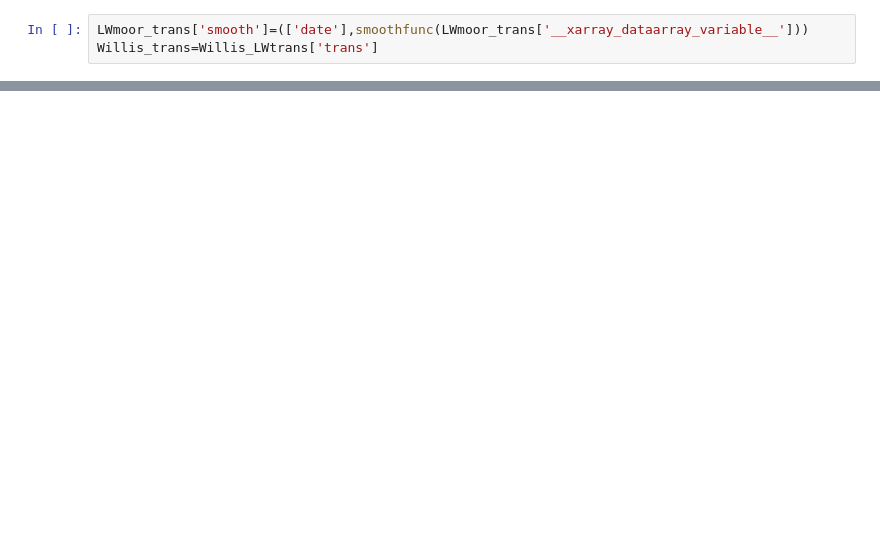
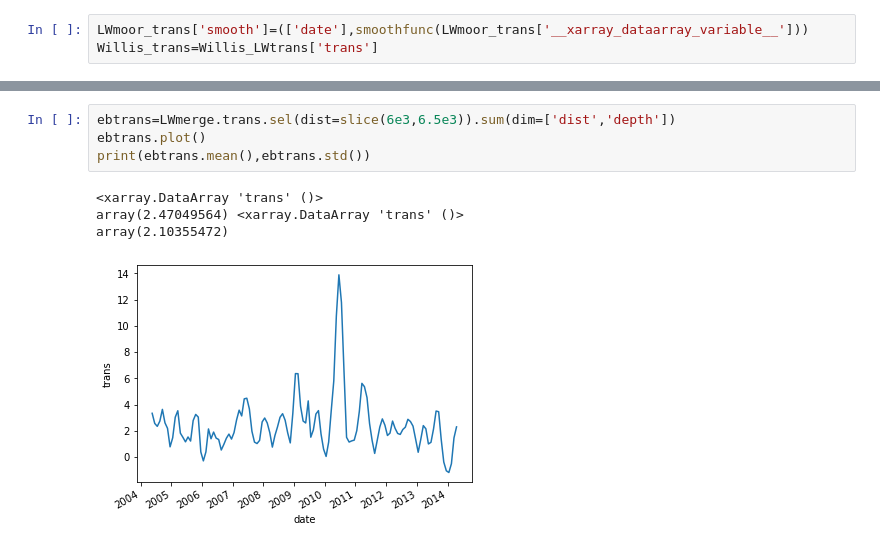
Before and after one commit to ilebras/35N-AMOC-code, a Jupyter notebook: Step0_OrientingFigure.ipynb, the cells around one changed output, grey strips where cells are left out. Cells and saved outputs as stored; diff of their text form; blank space fills up the shorter version.

```diff
--- a/Step0_OrientingFigure.ipynb
+++ b/Step0_OrientingFigure.ipynb
@@ -190,0 +230,9 @@ corrcoef(LWmoor_trans['smooth'].interp(date=Willis_trans.date),Willis_trans)
+# %%
+ebtrans=LWmerge.trans.sel(dist=slice(6e3,6.5e3)).sum(dim=['dist','depth'])
+ebtrans.plot()
+print(ebtrans.mean(),ebtrans.std())
+# %% [output]
+<xarray.DataArray 'trans' ()>
+array(2.47049564) <xarray.DataArray 'trans' ()>
+array(2.10355472)
+[figure, added]
```
Also changed, not shown: parts of 6 cells of this notebook, 33 other files.
